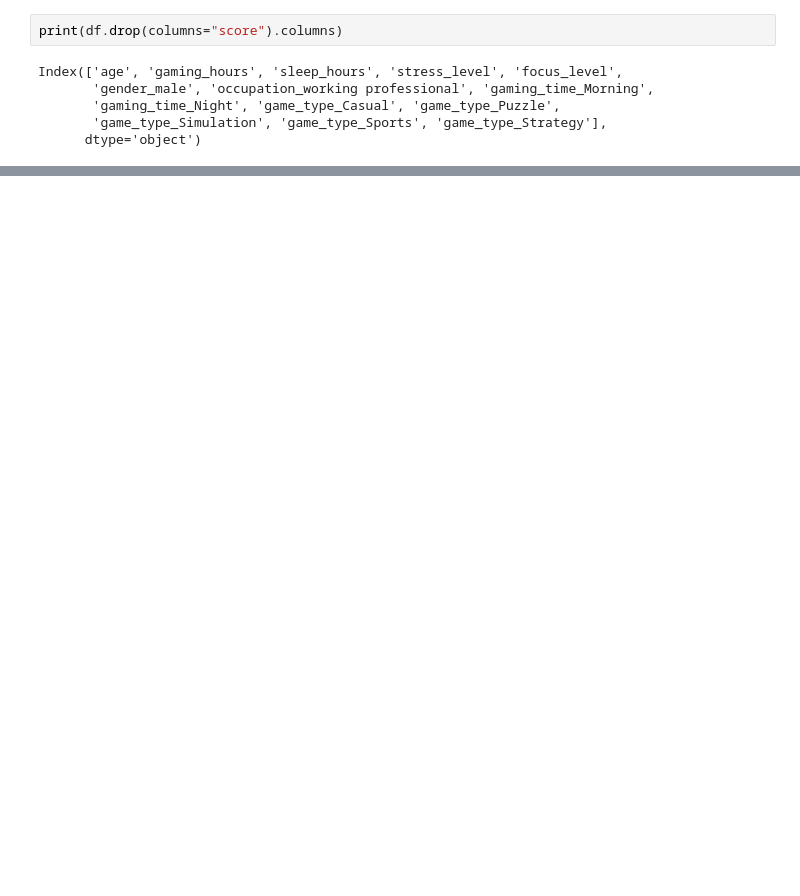
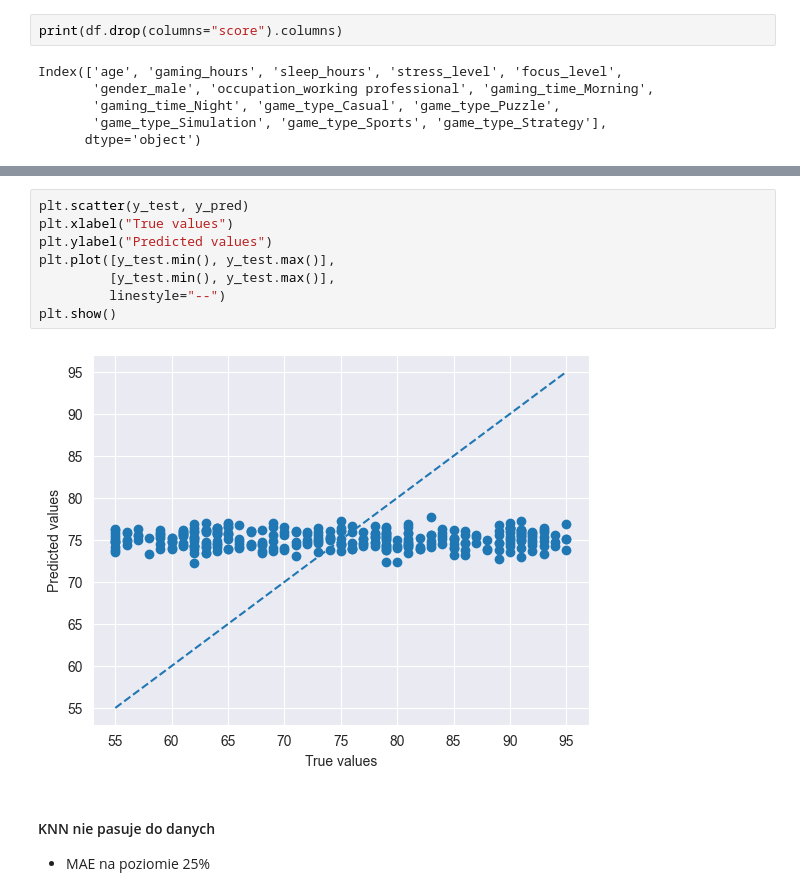
Before and after one commit to NewbieDuck/EWD_Projekt, a Jupyter notebook: notebooks/main.ipynb, the cells around one changed output, grey strips where cells are left out. Cells and saved outputs as stored; diff of their text form; blank space fills up the shorter version.

```diff
--- a/notebooks/main.ipynb
+++ b/notebooks/main.ipynb
@@ -222,0 +274,13 @@ waga_df.sort_values(by='Waga', ascending=False)
+# %%
+plt.scatter(y_test, y_pred)
+plt.xlabel("True values")
+plt.ylabel("Predicted values")
+plt.plot([y_test.min(), y_test.max()],
+         [y_test.min(), y_test.max()],
+         linestyle="--")
+plt.show()
+# %% [output]
+[figure, added]
+# %% [markdown]
+#### KNN nie pasuje do danych
+- MAE na poziomie 25%
```
Also changed, not shown: parts of 15 cells of this notebook.
